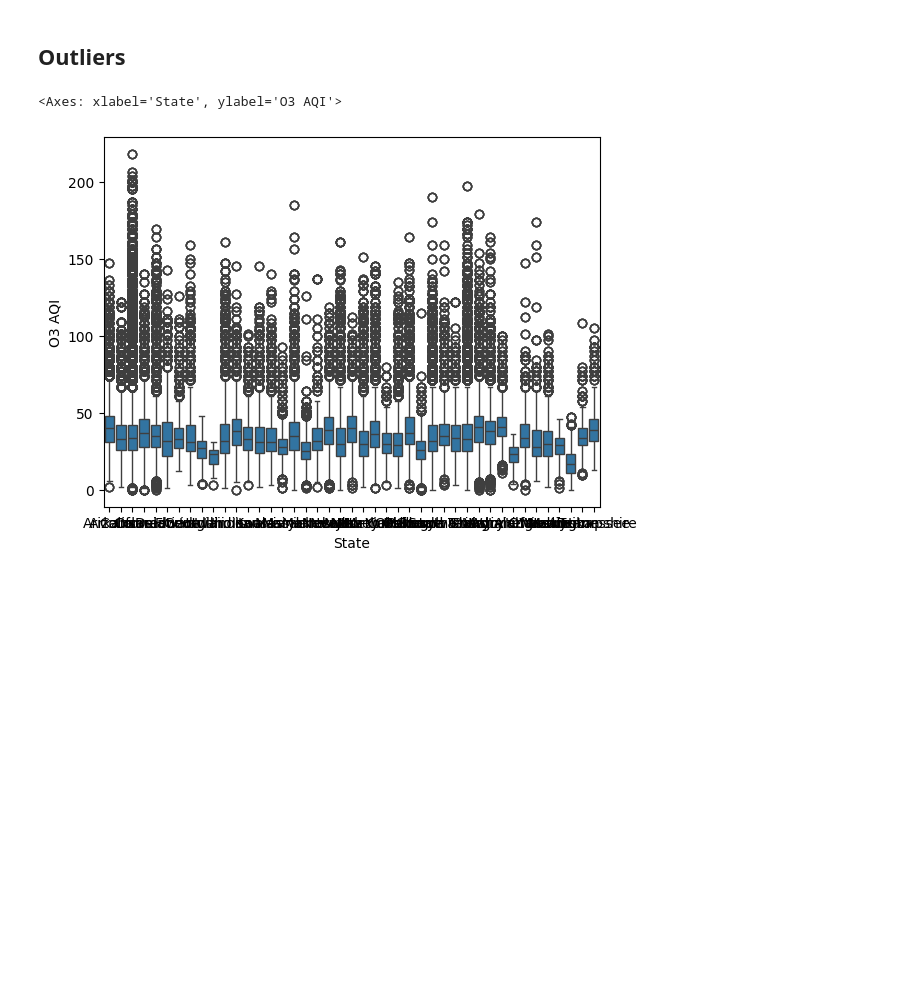
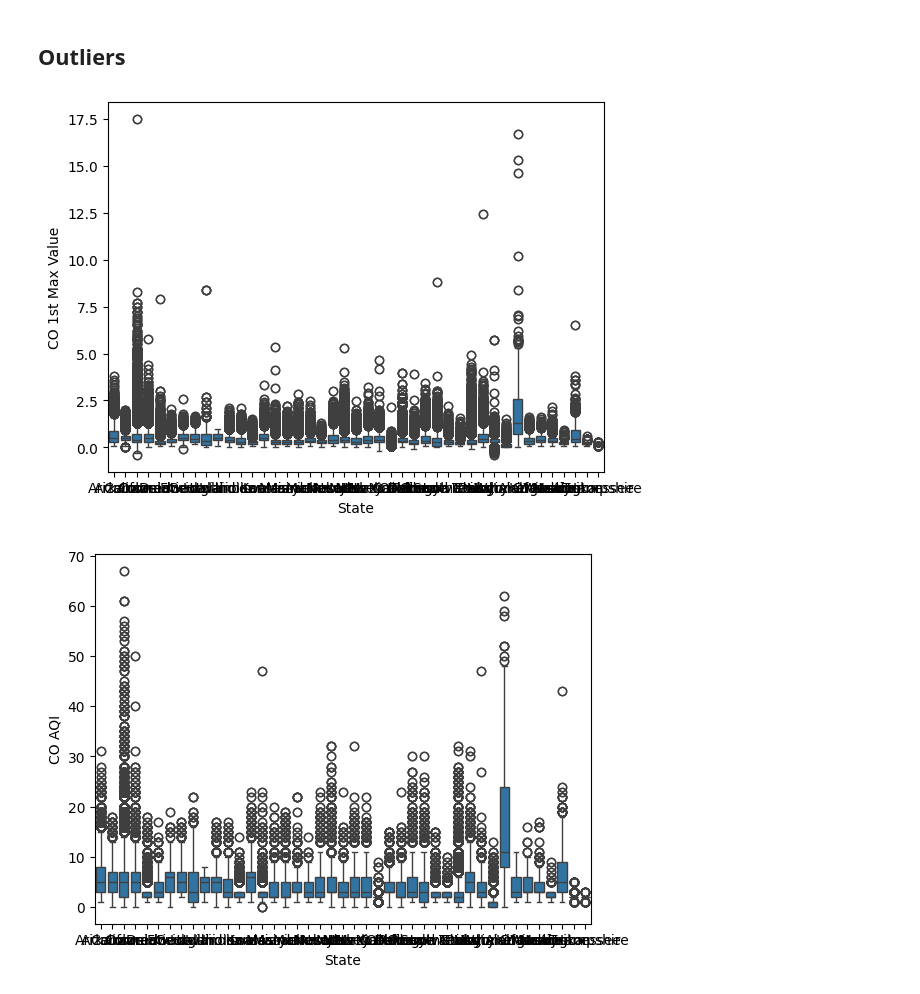
Before and after one commit to galav12/CSC442-Project, a Jupyter notebook: dataset_cleaner.ipynb, the cells around one changed output. Cells and saved outputs as stored; diff of their text form; code cells hidden in the pictures; blank space fills up the shorter version.

```diff
--- a/dataset_cleaner.ipynb
+++ b/dataset_cleaner.ipynb
@@ -174,8 +109,12 @@ merged_data.to_csv("data/merged_data.csv",index=False)
 # %% [markdown]
 ## Outliers
-# %%
-# plt.show()
-sns.boxplot(x=pollution['State'], y=pollution['O3 AQI'])
-# %% [output]
-<Axes: xlabel='State', ylabel='O3 AQI'>
-[figure, removed]
+# %%
+sns.boxplot(x=pollution["State"], y=pollution['CO 1st Max Value'])
+plt.show()
+sns.boxplot(x=pollution["State"], y=pollution['CO AQI'])
+plt.show()
+sns.boxplot(x=pollution["State"], y=pollution['SO2 Mean'])
+plt.show()
+# %% [output]
+[figure, added]
+[figure, added]
```
Also changed, not shown: parts of 11 cells of this notebook, 3 other files.
